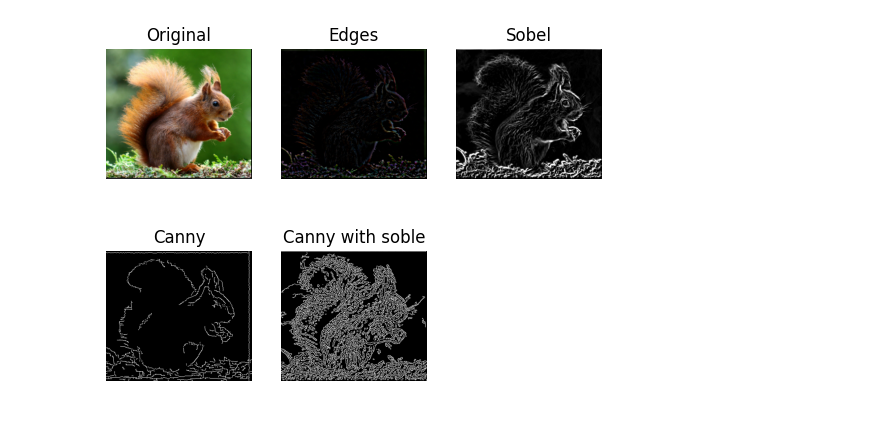
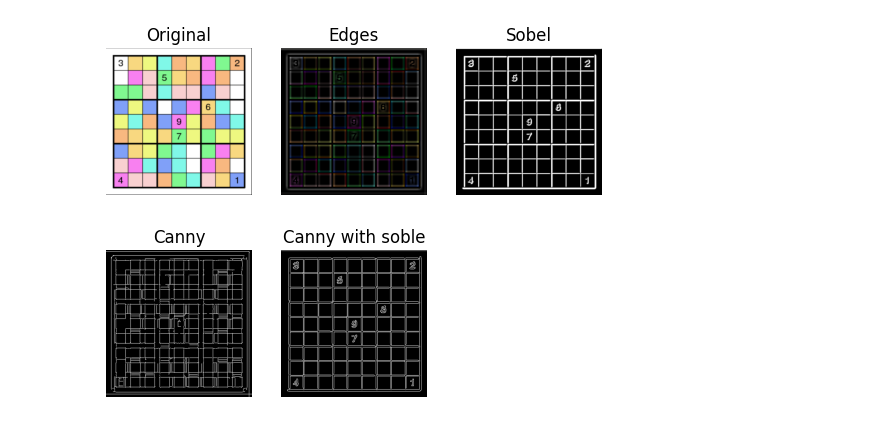
Before and after one commit to Abdo-Anwar/Torp-imageTask2, a Jupyter notebook: task2/Task-1.ipynb, the cells around one changed output. Drawn from its saved outputs; the diff is of its cells as text; code cells hidden in the pictures.

```diff
--- a/task2/Task-1.ipynb
+++ b/task2/Task-1.ipynb
@@ -8,7 +8,7 @@ def display_img(img):
     plt.imshow(new_img)
     plt.show()
 
-img=cv2.imread("Squirrel.png")
+img=cv2.imread("Sudoku.png")
 img=cv2.cvtColor(img,cv2.COLOR_BGR2RGB)
 
 plt.subplot(231)
@@ -24,34 +24,34 @@ plt.subplot(232)
 plt.imshow(edges,cmap="gray")
 plt.title('Edges')
 plt.axis('off')
 
 
-img2=cv2.imread("Squirrel.png")
+img2=cv2.imread("Sudoku.png")
 gray = cv2.cvtColor(img2, cv2.COLOR_BGR2GRAY)
 G_blur=cv2.GaussianBlur(gray,(3,3),100)
 Sobel_X=cv2.Sobel(G_blur,-1,1,0)
 Sobel_Y=cv2.Sobel(G_blur,-1,0,1)
 Sobel_or=cv2.bitwise_or(Sobel_X,Sobel_Y)
 
 plt.subplot(233)
 plt.imshow(Sobel_or,cmap="gray")
 plt.title('Sobel')
 plt.axis('off')
 
-canny=cv2.Canny(blur,22,80)
+canny=cv2.Canny(blur,50,150)
 plt.subplot(234)
 plt.imshow(canny,cmap="gray")
 plt.title("Canny")
 plt.axis("off")
 
 
-canny2=cv2.Canny(Sobel_or,22,80)
+canny2 = cv2.Canny(Sobel_or.astype(np.uint8), 100, 200)
 plt.subplot(235)
 plt.imshow(canny2,cmap="gray")
 plt.title("Canny with soble")
 plt.axis("off")
 
 
 plt.show()
 # %% [output]
-[figure, old version]
+[figure, new version]
```
Also changed, not shown: 4 other files.
